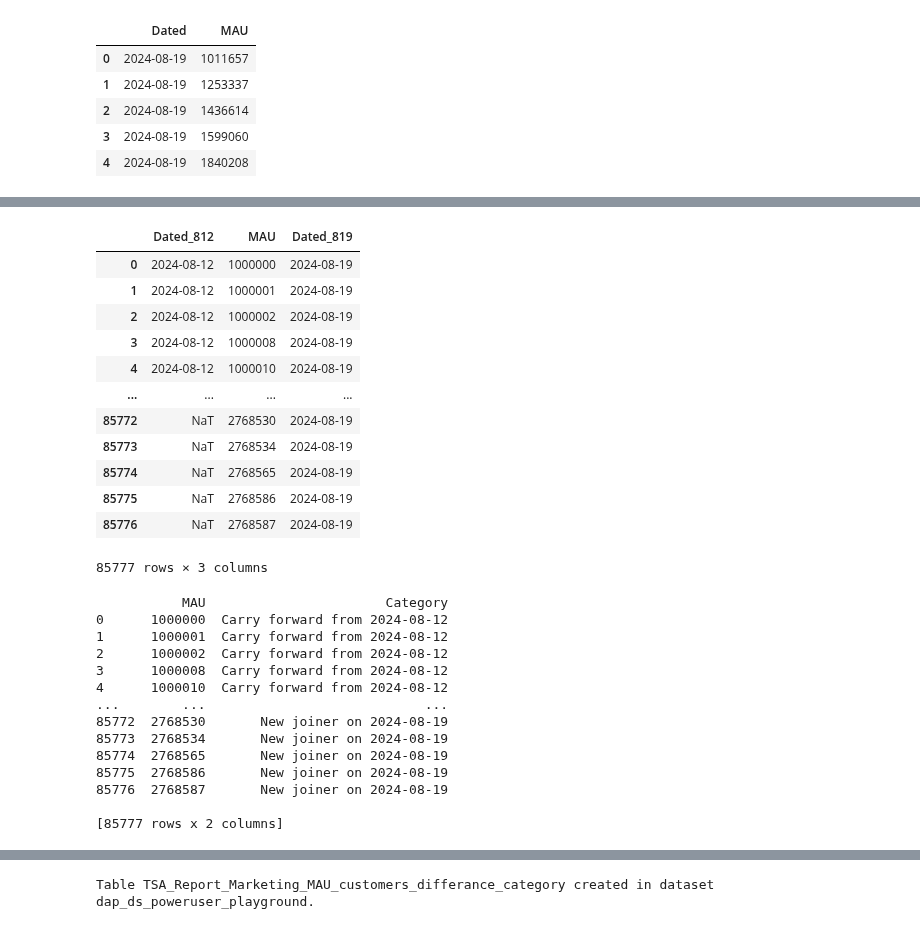
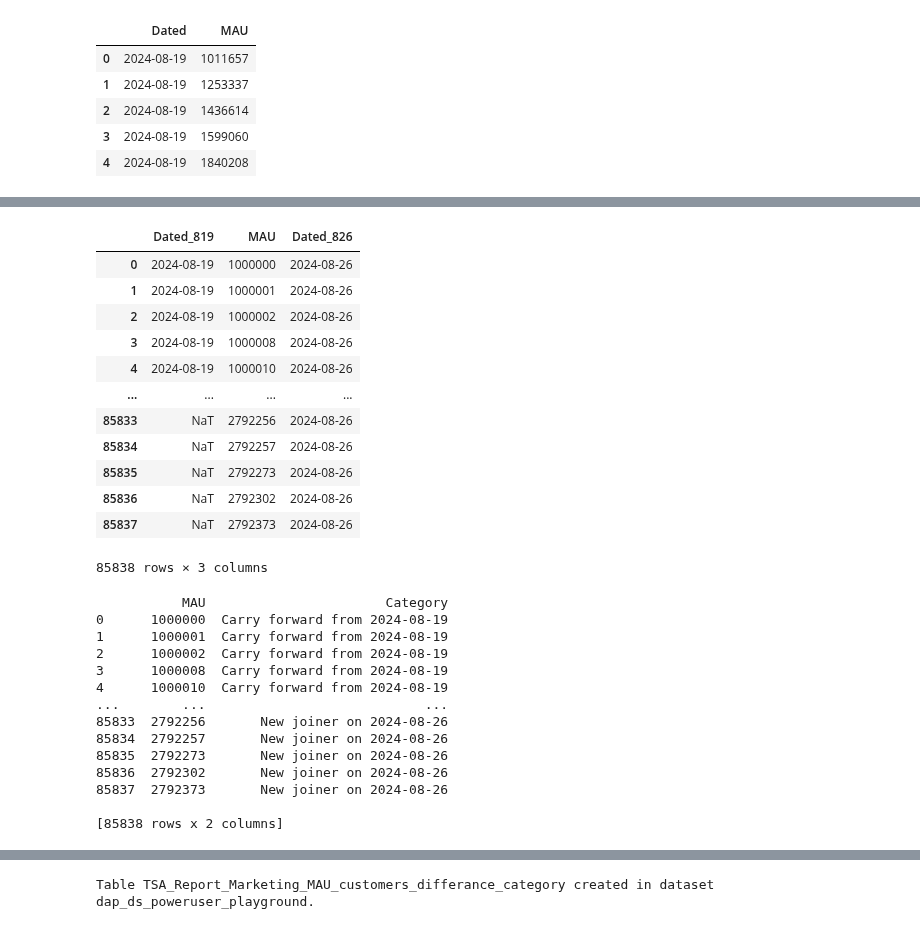
Before and after one commit to dchakroborti-tonik/MAU_MMAU_REPORT, a Jupyter notebook: TSA_REPORT_TEMPLATE_v2.ipynb, the cells around one changed output, grey strips where cells are left out. Cells and saved outputs as stored; diff of their text form; code cells hidden in the pictures.

Commit message:
Updated data for week starting 26-08-2024

```diff
--- a/TSA_REPORT_TEMPLATE_v2.ipynb
+++ b/TSA_REPORT_TEMPLATE_v2.ipynb
@@ -35,8 +35,8 @@ def get_week_start_dates(start_date, end_date):
         current_date += relativedelta(weeks=1)
     return week_start_dates
 
-start_date = datetime.date(2024, 8, 19)
-end_date = datetime.date(2024, 8, 25)
+start_date = datetime.date(2024, 8, 26)
+end_date = datetime.date(2024, 9, 1)
 
 week_start_dates = get_week_start_dates(start_date, end_date)
 print(week_start_dates)
@@ -732,4 +739,4 @@ Length: 10, dtype: datetime64[ns]
 # %%
 # Separate data into two dataframes based on date
-df_812 = df[df['Dated'] == '2024-08-12'].reset_index(drop=True)
 df_819 = df[df['Dated'] == '2024-08-19'].reset_index(drop=True)
+df_826 = df[df['Dated'] == '2024-08-26'].reset_index(drop=True)
@@ -754,30 +761,30 @@ df_819.head()
 # %%
 # Merge to find customers present on both dates
-merged = pd.merge(df_812, df_819, on='MAU', suffixes=('_812', '_819'), how='outer')
+merged = pd.merge(df_819, df_826, on='MAU', suffixes=('_819', '_826'), how='outer')
 merged
 # %% [output]
-|  | Dated_812 | MAU | Dated_819 |
-| 0 | 2024-08-12 | 1000000 | 2024-08-19 |
-| 1 | 2024-08-12 | 1000001 | 2024-08-19 |
-| 2 | 2024-08-12 | 1000002 | 2024-08-19 |
-| 3 | 2024-08-12 | 1000008 | 2024-08-19 |
-| 4 | 2024-08-12 | 1000010 | 2024-08-19 |
+|  | Dated_819 | MAU | Dated_826 |
+| 0 | 2024-08-19 | 1000000 | 2024-08-26 |
+| 1 | 2024-08-19 | 1000001 | 2024-08-26 |
+| 2 | 2024-08-19 | 1000002 | 2024-08-26 |
+| 3 | 2024-08-19 | 1000008 | 2024-08-26 |
+| 4 | 2024-08-19 | 1000010 | 2024-08-26 |
 | ... | ... | ... | ... |
-| 85772 | NaT | 2768530 | 2024-08-19 |
-| 85773 | NaT | 2768534 | 2024-08-19 |
-| 85774 | NaT | 2768565 | 2024-08-19 |
-| 85775 | NaT | 2768586 | 2024-08-19 |
-| 85776 | NaT | 2768587 | 2024-08-19 |
+| 85833 | NaT | 2792256 | 2024-08-26 |
+| 85834 | NaT | 2792257 | 2024-08-26 |
+| 85835 | NaT | 2792273 | 2024-08-26 |
+| 85836 | NaT | 2792302 | 2024-08-26 |
+| 85837 | NaT | 2792373 | 2024-08-26 |
-85777 rows × 3 columns
+85838 rows × 3 columns
 # %%
 # Function to categorize customer presence
 def categorize_presence(row):
-    if pd.isna(row['Dated_819']):
-        return 'Not available on 2024-08-19'
-    elif pd.isna(row['Dated_812']):
-        return 'New joiner on 2024-08-19'
+    if pd.isna(row['Dated_826']):
+        return 'Not available on 2024-08-26'
+    elif pd.isna(row['Dated_819']):
+        return 'New joiner on 2024-08-26'
     else:
-        return 'Carry forward from 2024-08-12'
+        return 'Carry forward from 2024-08-19'
 
 # Apply function to create category column
 merged['Category'] = merged.apply(categorize_presence, axis=1)
@@ -786,17 +793,17 @@ merged['Category'] = merged.apply(categorize_presence, axis=1)
 print(merged[['MAU', 'Category']])
 # %% [output]
            MAU                       Category
-0      1000000  Carry forward from 2024-08-12
-1      1000001  Carry forward from 2024-08-12
-2      1000002  Carry forward from 2024-08-12
-3      1000008  Carry forward from 2024-08-12
-4      1000010  Carry forward from 2024-08-12
+0      1000000  Carry forward from 2024-08-19
+1      1000001  Carry forward from 2024-08-19
+2      1000002  Carry forward from 2024-08-19
+3      1000008  Carry forward from 2024-08-19
+4      1000010  Carry forward from 2024-08-19
 ...        ...                            ...
-85772  2768530       New joiner on 2024-08-19
-85773  2768534       New joiner on 2024-08-19
-85774  2768565       New joiner on 2024-08-19
-85775  2768586       New joiner on 2024-08-19
-85776  2768587       New joiner on 2024-08-19
+85833  2792256       New joiner on 2024-08-26
+85834  2792257       New joiner on 2024-08-26
+85835  2792273       New joiner on 2024-08-26
+85836  2792302       New joiner on 2024-08-26
+85837  2792373       New joiner on 2024-08-26
 
-[85777 rows x 2 columns]
+[85838 rows x 2 columns]
 # %%
```
Also changed, not shown: parts of 26 cells of this notebook.
